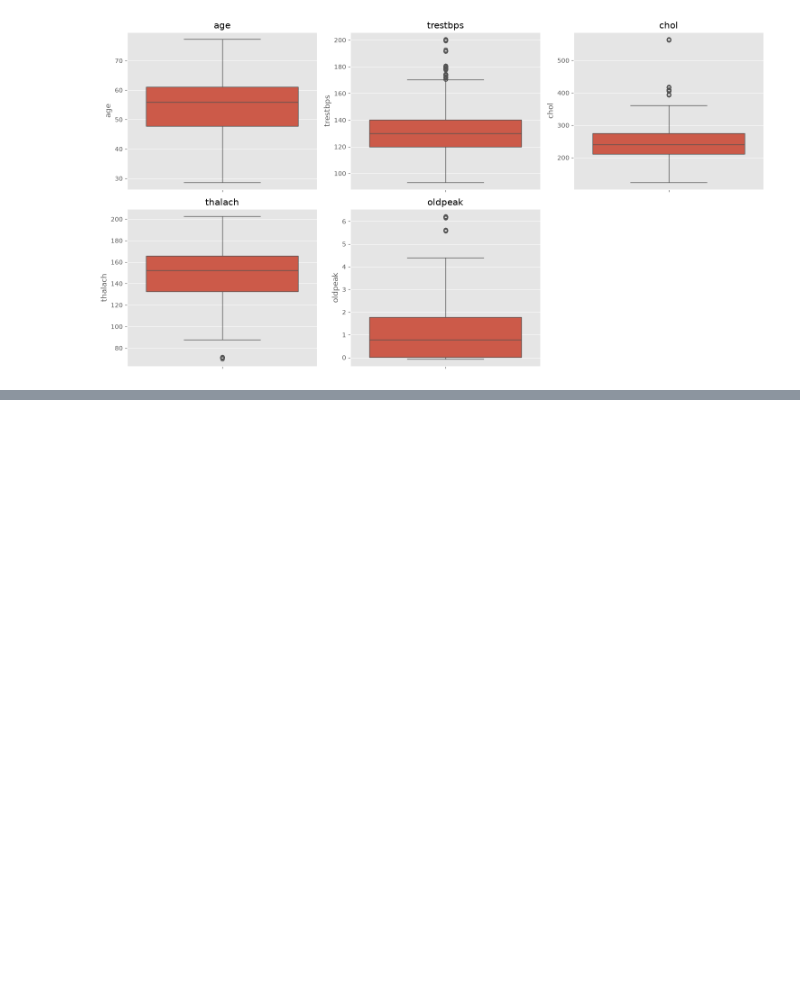
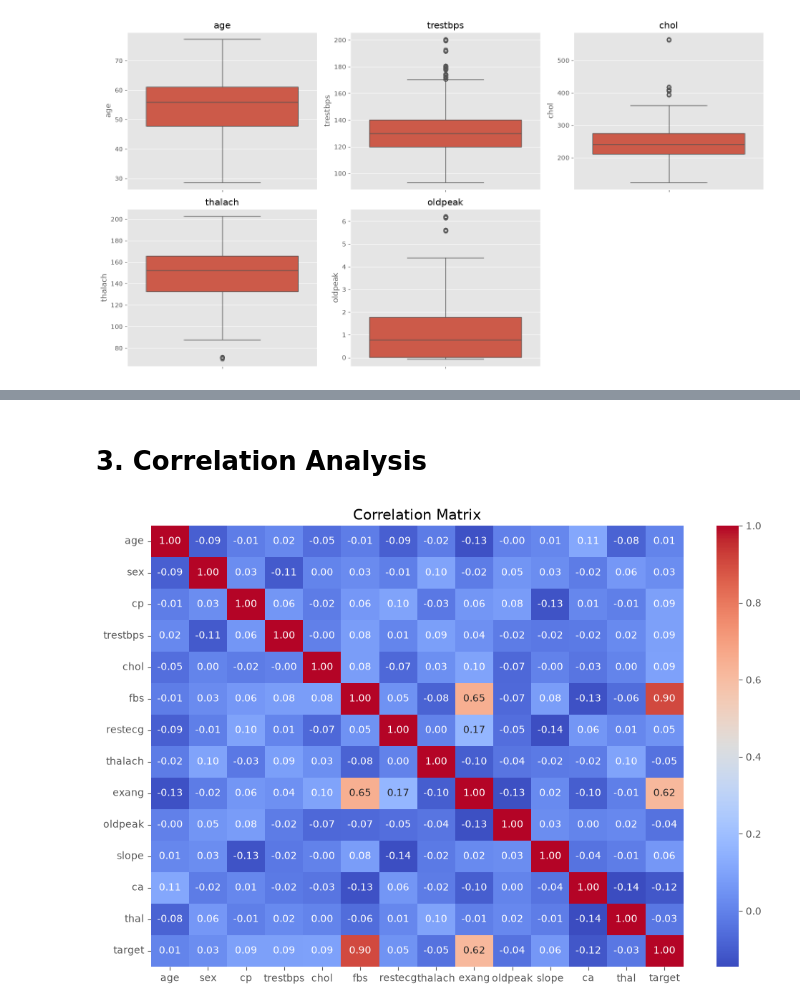
Before and after one commit to vanshikam31/Multi-Disease-Prediction, a Jupyter notebook: notebooks/01_dataset_understanding.ipynb, the cells around one changed output, grey strips where cells are left out. Cells and saved outputs as stored; diff of their text form; code cells hidden in the pictures; blank space fills up the shorter version.

Commit message:
feat: complete exploratory data analysis

```diff
--- a/notebooks/01_dataset_understanding.ipynb
+++ b/notebooks/01_dataset_understanding.ipynb
@@ -181,0 +190,18 @@ plt.show()
+# %% [markdown]
+# 3. Correlation Analysis
+# %%
+plt.figure(figsize=(12,8))
+
+correlation_matrix = df.corr()
+
+sns.heatmap(
+    correlation_matrix,
+    annot=True,
+    cmap="coolwarm",
+    fmt=".2f"
+)
+
+plt.title("Correlation Matrix")
+plt.show()
+# %% [output]
+[figure, added]
```
Also changed, not shown: parts of 19 cells of this notebook.
